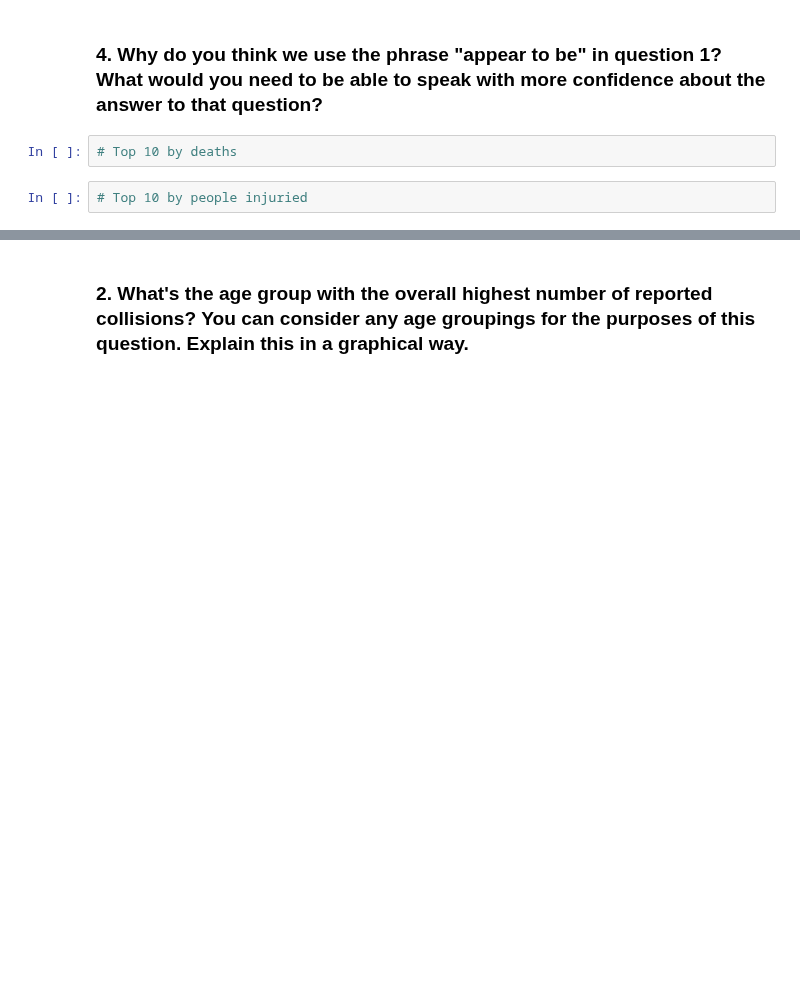
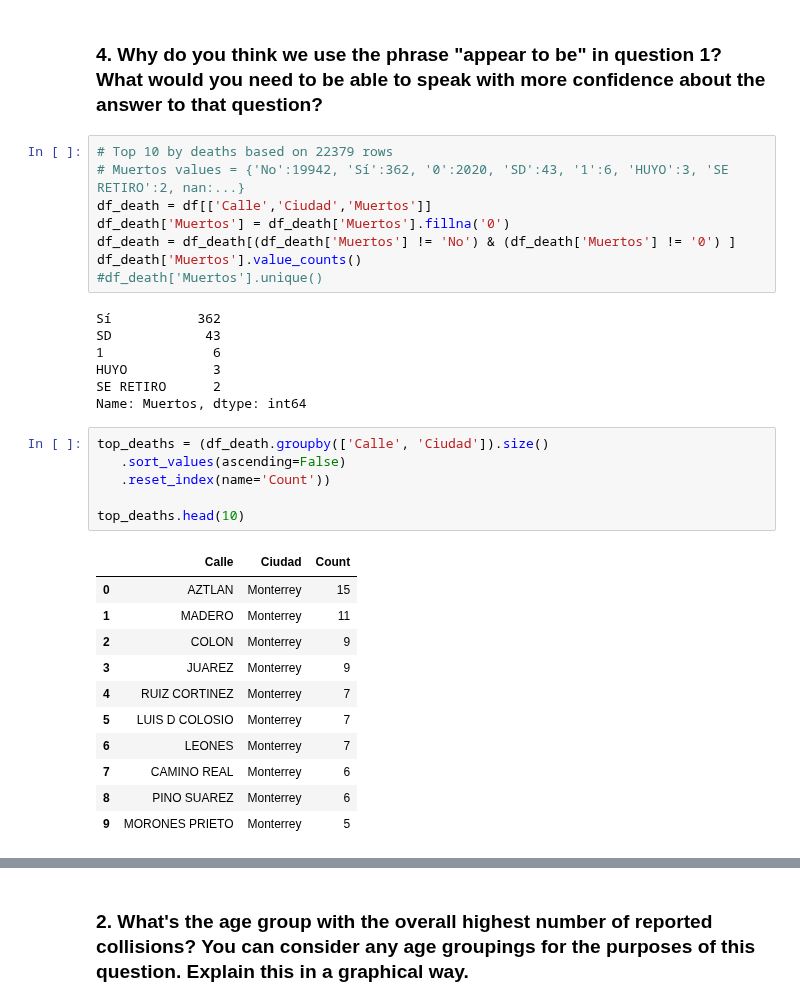
Before and after one commit to juan-ivan-NV/My-learnings, a Jupyter notebook: Technical_tests/Study_Case_Vehicle_Collision/Study_Case_Vehicle_Collision.ipynb, the cells around one changed output, grey strips where cells are left out. Saved outputs shown, nothing was run; the diff lists cells and outputs as text; blank space fills up the shorter version.

```diff
--- a/Technical_tests/Study_Case_Vehicle_Collision/Study_Case_Vehicle_Collision.ipynb
+++ b/Technical_tests/Study_Case_Vehicle_Collision/Study_Case_Vehicle_Collision.ipynb
@@ -166,7 +166,36 @@ mapa3
 [interactive output not drawn]
 # %% [markdown]
 ### 4. Why do you think we use the phrase "appear to be" in question 1? What would you need to be able to speak with more confidence about the answer to that question?
-# %%
-# Top 10 by deaths
-# %%
-# Top 10 by people injuried
+# %%
+# Top 10 by deaths based on 22379 rows
+# Muertos values = {'No':19942, 'Sí':362, '0':2020, 'SD':43, '1':6, 'HUYO':3, 'SE RETIRO':2, nan:...}
+df_death = df[['Calle','Ciudad','Muertos']]
+df_death['Muertos'] = df_death['Muertos'].fillna('0')
+df_death = df_death[(df_death['Muertos'] != 'No') & (df_death['Muertos'] != '0') ]
+df_death['Muertos'].value_counts()
+#df_death['Muertos'].unique()
+# %% [output]
+Sí           362
+SD            43
+1              6
+HUYO           3
+SE RETIRO      2
+Name: Muertos, dtype: int64
+# %%
+top_deaths = (df_death.groupby(['Calle', 'Ciudad']).size()
+   .sort_values(ascending=False)
+   .reset_index(name='Count'))
+
+top_deaths.head(10)
+# %% [output]
+|  | Calle | Ciudad | Count |
+| 0 | AZTLAN | Monterrey | 15 |
+| 1 | MADERO | Monterrey | 11 |
+| 2 | COLON | Monterrey | 9 |
+| 3 | JUAREZ | Monterrey | 9 |
+| 4 | RUIZ CORTINEZ | Monterrey | 7 |
+| 5 | LUIS D COLOSIO | Monterrey | 7 |
+| 6 | LEONES | Monterrey | 7 |
+| 7 | CAMINO REAL | Monterrey | 6 |
+| 8 | PINO SUAREZ | Monterrey | 6 |
+| 9 | MORONES PRIETO | Monterrey | 5 |
```
Also changed, not shown: parts of 19 cells of this notebook.
